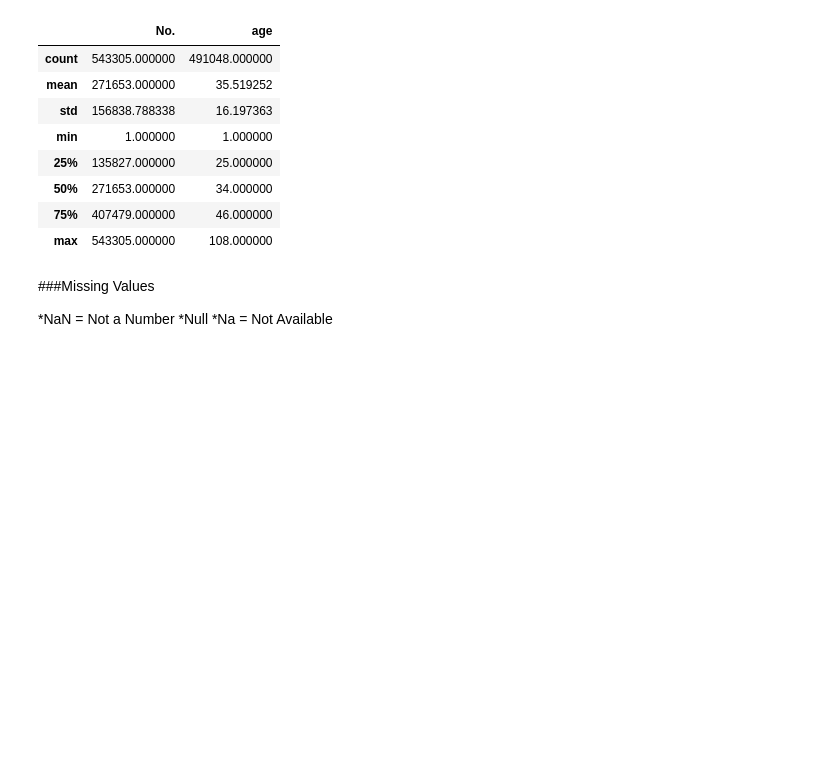
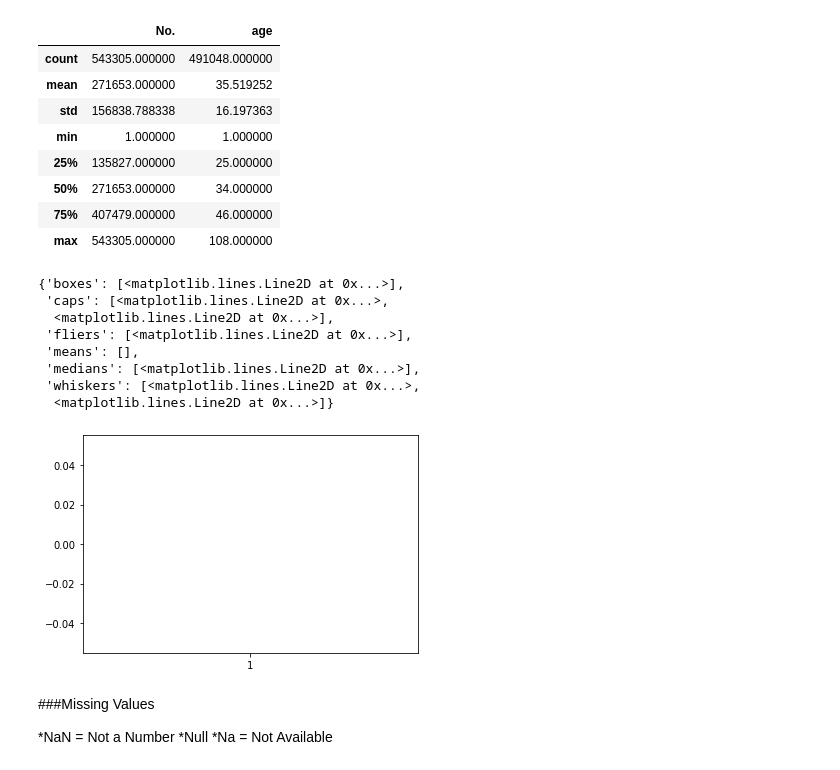
Before and after one commit to team0243/DWDM21, a Jupyter notebook: Data103(Chapter3).ipynb, the cells around one changed output. Cells and saved outputs as stored; diff of their text form; code cells hidden in the pictures; blank space fills up the shorter version.

```diff
--- a/Data103(Chapter3).ipynb
+++ b/Data103(Chapter3).ipynb
@@ -90,3 +102,16 @@ data_cases.describe()
+# %%
+from matplotlib import pyplot as plt
+plt.boxplot(data_cases['age']) # age มีข้อมูลที่ missing ทำให้ plot กราฟไม่ได้
+# %% [output]
+{'boxes': [<matplotlib.lines.Line2D at 0x...>],
+ 'caps': [<matplotlib.lines.Line2D at 0x...>,
+  <matplotlib.lines.Line2D at 0x...>],
+ 'fliers': [<matplotlib.lines.Line2D at 0x...>],
+ 'means': [],
+ 'medians': [<matplotlib.lines.Line2D at 0x...>],
+ 'whiskers': [<matplotlib.lines.Line2D at 0x...>,
+  <matplotlib.lines.Line2D at 0x...>]}
+[figure, added]
 # %% [markdown]
 ###Missing Values
 
```
Also changed, not shown: parts of 22 cells of this notebook.
